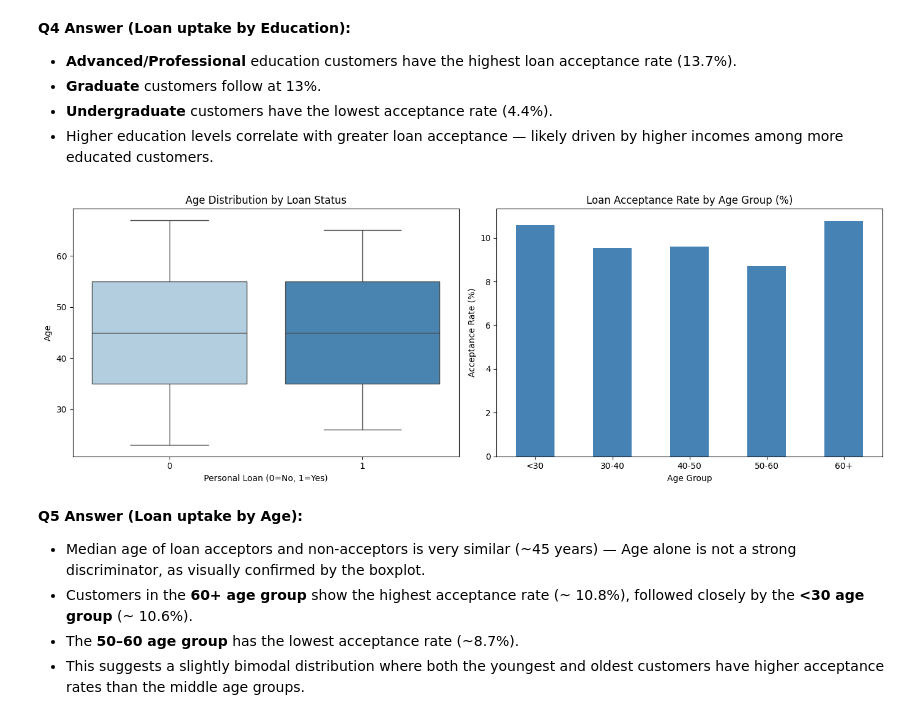
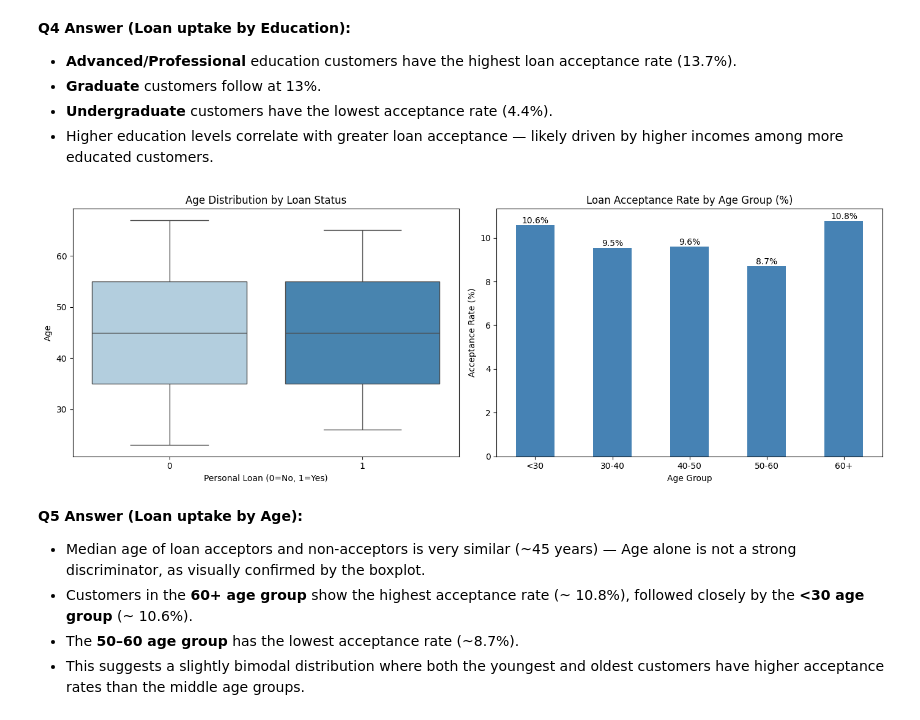
Before and after one commit to alienrivero/great-learning-aiml, a Jupyter notebook: Machine Learning/AllLifeBank/AIML_ML_Project_Full_Code_Notebook (Completed).ipynb, the cells around one changed output. Saved outputs shown, nothing was run; the diff lists cells and outputs as text; code cells hidden in the pictures.

```diff
--- a/Machine Learning/AllLifeBank/AIML_ML_Project_Full_Code_Notebook (Completed).ipynb
+++ b/Machine Learning/AllLifeBank/AIML_ML_Project_Full_Code_Notebook (Completed).ipynb
@@ -357,25 +354,30 @@ Undergrad               95.56          4.44
 # %%
 # Q5: Loan acceptance by Age
 fig, axes = plt.subplots(1, 2, figsize=(14, 5))
 
 sns.boxplot(data=data, x='Personal_Loan', y='Age', palette='Blues', ax=axes[0])
 axes[0].set_title('Age Distribution by Loan Status')
 axes[0].set_xlabel('Personal Loan (0=No, 1=Yes)')
 
 bins   = [0, 30, 40, 50, 60, 100]
 labels = ['<30', '30-40', '40-50', '50-60', '60+']
 data['Age_Group'] = pd.cut(data['Age'], bins=bins, labels=labels)
 tab_age = pd.crosstab(data['Age_Group'], data['Personal_Loan'], normalize='index') * 100
 tab_age.columns = ['Declined', 'Accepted']
-tab_age['Accepted'].plot(kind='bar', color='steelblue', ax=axes[1])
+ax_age = tab_age['Accepted'].plot(kind='bar', color='steelblue', ax=axes[1])
 axes[1].set_title('Loan Acceptance Rate by Age Group (%)')
 axes[1].set_xlabel('Age Group')
 axes[1].set_ylabel('Acceptance Rate (%)')
 axes[1].tick_params(axis='x', rotation=0)
+
+for container in ax_age.containers:
+    labels = [f'{h.get_height():.1f}%' if h.get_height() > 0 else '' for h in container]
+    ax_age.bar_label(container, labels=labels, label_type='edge', fontsize=10)
+
 plt.tight_layout()
 plt.show()
 # %% [output]
-[figure, old version]
+[figure, new version]
 # %% [markdown]
 **Q5 Answer (Loan uptake by Age):**
 - Median age of loan acceptors and non-acceptors is very similar (~45 years) — Age alone is not a strong discriminator, as visually confirmed by the boxplot.
```
Also changed, not shown: parts of 14 cells of this notebook, 1 other file.
